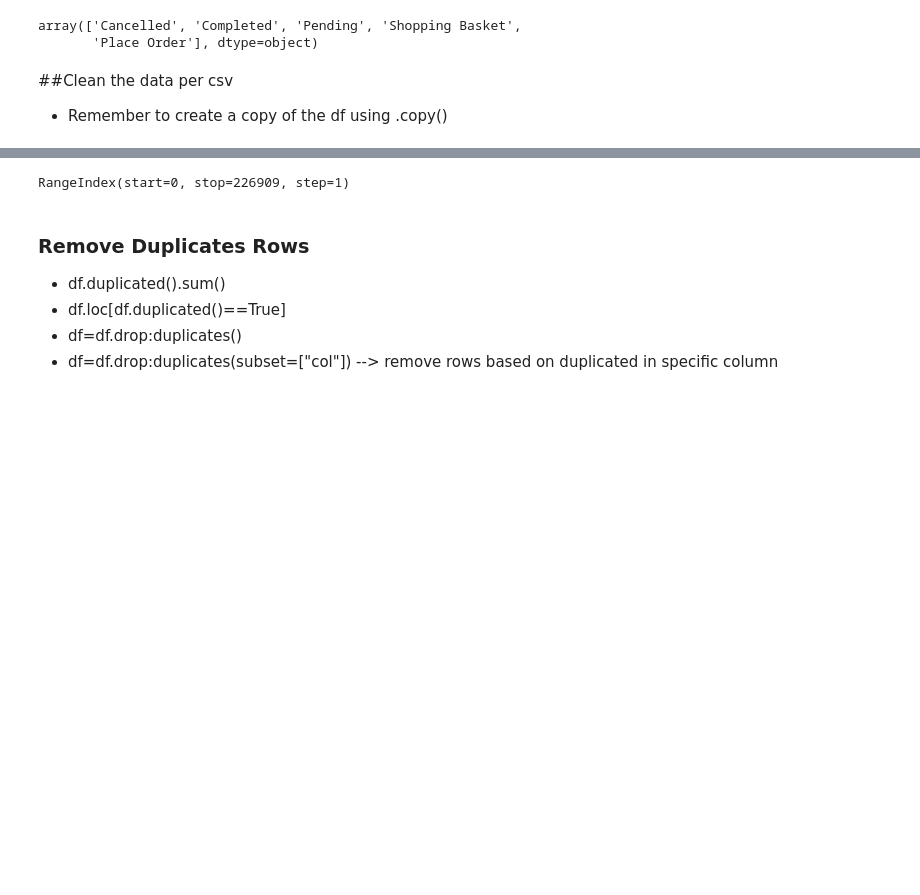
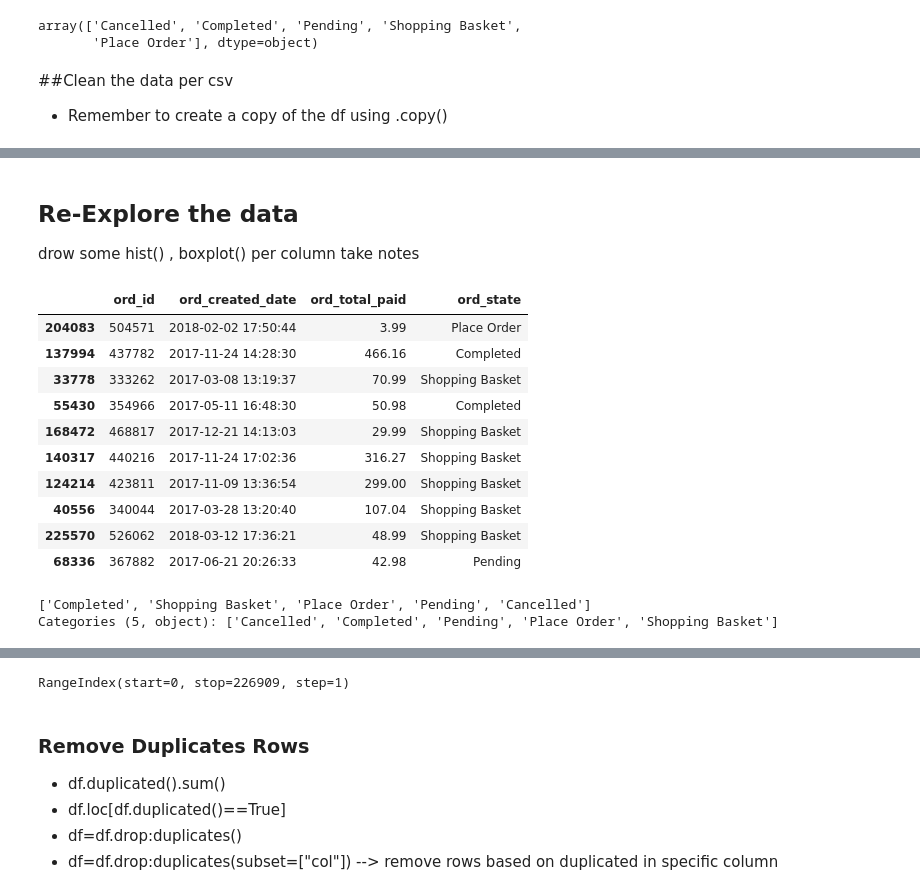
Before and after one commit to JacquelineBashta/DataStorytelling_Pandas_Matlibplot, a Jupyter notebook: Project_2_Eniac.ipynb, the cells around one changed output, grey strips where cells are left out. Saved outputs shown, nothing was run; the diff lists cells and outputs as text; code cells hidden in the pictures; blank space fills up the shorter version.

```diff
--- a/Project_2_Eniac.ipynb
+++ b/Project_2_Eniac.ipynb
@@ -102,0 +175,3 @@ orders_c = orders.copy()
+# %%
+import numpy as np
+orders_c = orders_c.replace('^\s*$', np.nan) #Question is it safe to do that?
@@ -102,0 +190,2 @@ orders_c = orders.copy()
+# %%
+orders_c.ord_total_paid=orders_c.ord_total_paid.fillna(0.0)
@@ -102,0 +227,2 @@ orders_c = orders.copy()
+# %%
+orders_c.ord_created_date=pd.to_datetime(orders_c.ord_created_date,errors="raise")
@@ -102,0 +243,2 @@ orders_c = orders.copy()
+# %%
+orders_c.ord_state=orders_c.ord_state.astype("category",errors="raise")
@@ -102,0 +274,23 @@ orders_c = orders.copy()
+# %% [markdown]
+## Re-Explore the data
+drow some hist() , boxplot() per column
+take notes
+# %%
+orders_c.sample(10)  # Question: how state="Shopping Basket" while "Total_paid" has a value!!
+# %% [output]
+|  | ord_id | ord_created_date | ord_total_paid | ord_state |
+| 204083 | 504571 | 2018-02-02 17:50:44 | 3.99 | Place Order |
+| 137994 | 437782 | 2017-11-24 14:28:30 | 466.16 | Completed |
+| 33778 | 333262 | 2017-03-08 13:19:37 | 70.99 | Shopping Basket |
+| 55430 | 354966 | 2017-05-11 16:48:30 | 50.98 | Completed |
+| 168472 | 468817 | 2017-12-21 14:13:03 | 29.99 | Shopping Basket |
+| 140317 | 440216 | 2017-11-24 17:02:36 | 316.27 | Shopping Basket |
+| 124214 | 423811 | 2017-11-09 13:36:54 | 299.00 | Shopping Basket |
+| 40556 | 340044 | 2017-03-28 13:20:40 | 107.04 | Shopping Basket |
+| 225570 | 526062 | 2018-03-12 17:36:21 | 48.99 | Shopping Basket |
+| 68336 | 367882 | 2017-06-21 20:26:33 | 42.98 | Pending |
+# %%
+orders_c.loc[orders_c.ord_total_paid == 0.0].ord_state.unique()
+# %% [output]
+['Completed', 'Shopping Basket', 'Place Order', 'Pending', 'Cancelled']
+Categories (5, object): ['Cancelled', 'Completed', 'Pending', 'Place Order', 'Shopping Basket']
```
Also changed, not shown: parts of 44 cells of this notebook.
